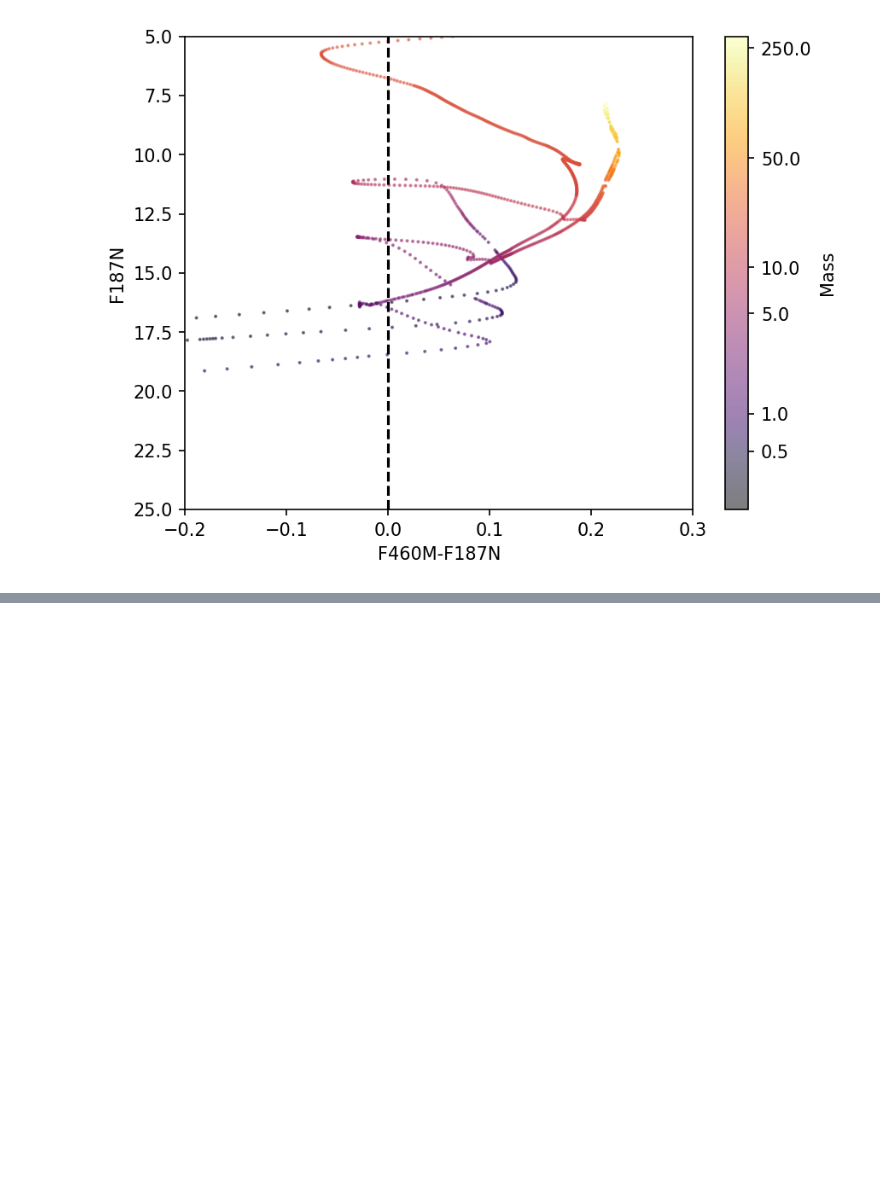
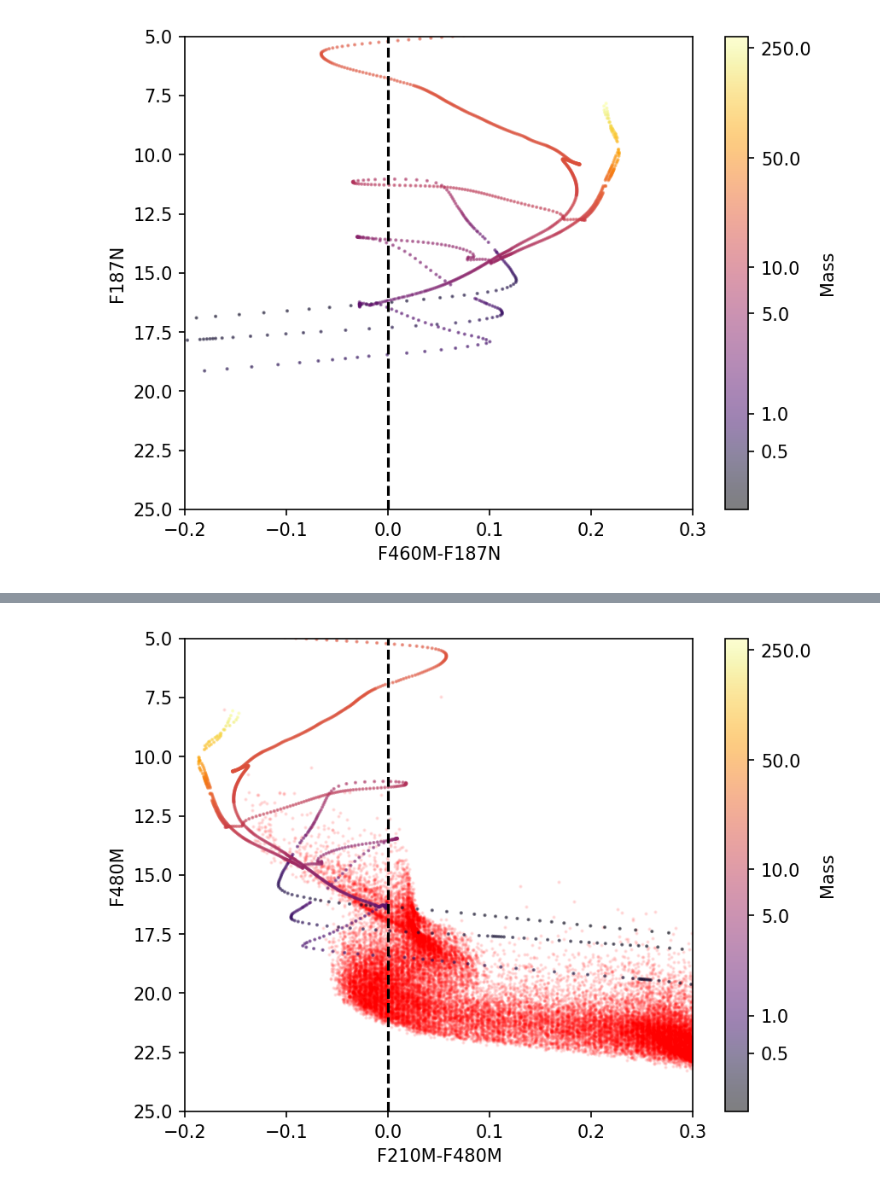
Before and after one commit to SpacialTree/brick-jwst-2221, a Jupyter notebook: notebooks/IsochroneModeling.ipynb, the cells around one changed output, grey strips where cells are left out. Cells and saved outputs as stored; diff of their text form; code cells hidden in the pictures; blank space fills up the shorter version.

```diff
--- a/notebooks/IsochroneModeling.ipynb
+++ b/notebooks/IsochroneModeling.ipynb
@@ -52,3 +57,7 @@ np.unique(mist['log10_isochrone_age_yr'])
 | 10.200000000000001 |
 | 10.25 |
 | 10.3 |
+# %%
+df = pd.read_table('/orange/adamginsburg/cmz/sgre/trilegal_nircam.dat', delim_whitespace=True)
+trilegal = Table.from_pandas(df)
+trilegal[:5]
@@ -626,0 +696,38 @@ pl.xlim([-0.2, 0.3]);
+# %%
+pl.figure(dpi=150)
+
+pl.scatter(trilegal['F210M'] - trilegal['F480M'],
+          trilegal['F480M'],
+          color='red',
+          alpha=0.1,
+          s=1
+          )
+
+norm = simple_norm(mist['initial_mass'][mist['log10_isochrone_age_yr'] < 7], stretch='log')
+for age in np.unique(mist['log10_isochrone_age_yr']):
+    if age in (5,6,7):
+
+        agesel = mist['log10_isochrone_age_yr'] == age
+        pl.scatter(mist['F210M'][agesel] - mist['F480M'][agesel],
+                   (mist['F480M'])[agesel]+distance_modulus,
+                   c=mist['initial_mass'][agesel],
+                   norm=norm,
+                   cmap='inferno',
+                   alpha=0.5,
+                   s=1,
+                  )
+
+cb = pl.colorbar()
+cb.set_ticks([0.5,1,5,10,50,250])
+cb.set_label("Mass")
+
+pl.axhline(0, linestyle='--', color='k')
+pl.axvline(0, linestyle='--', color='k')
+pl.xlabel("F210M-F480M")
+pl.ylabel("F480M")
+#pl.axis([-0.2,0.1,-0.1,0.3])
+pl.ylim(25,5)
+pl.xlim([-0.2, 0.3]);
+#agesel.sum()
+# %% [output]
+[figure, added]
```
Also changed, not shown: parts of 7 cells of this notebook, 7 other files.
